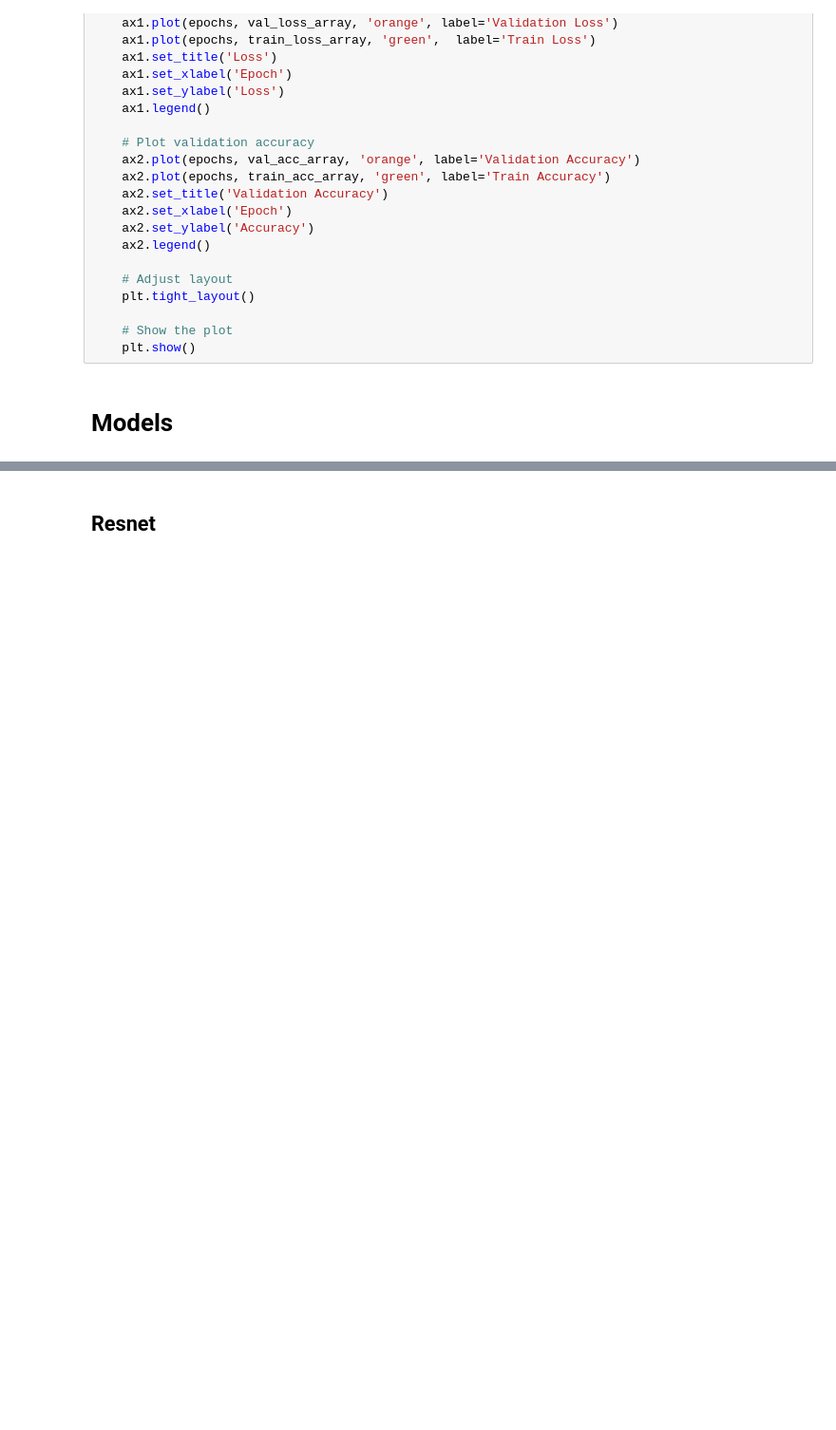
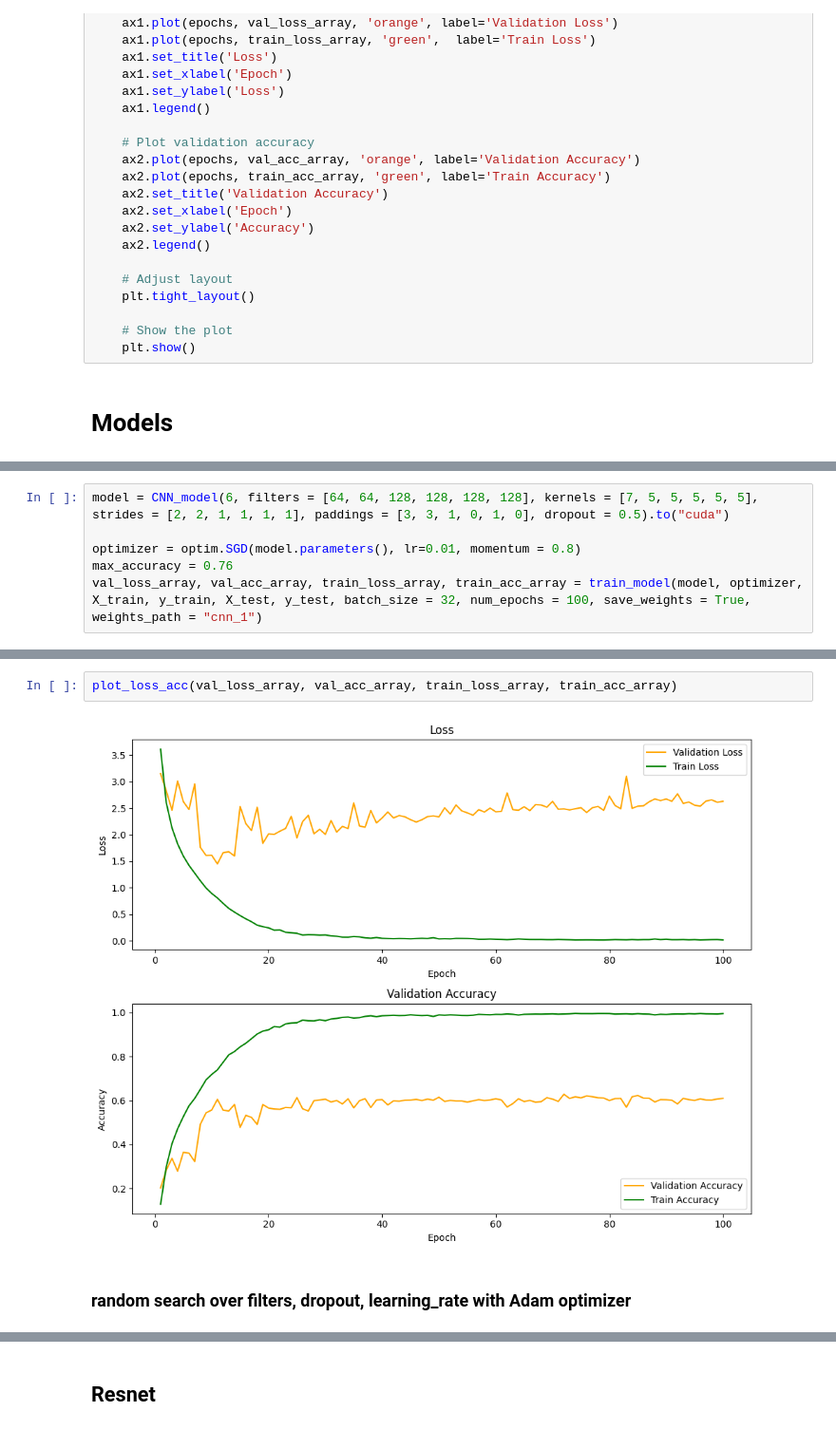
Before and after one commit to alexandra-dragomir/DL-Image-Classification, a Jupyter notebook: dl_project2.ipynb, the cells around one changed output, grey strips where cells are left out. Shown at 95% size. Cells and saved outputs as stored; diff of their text form; blank space fills up the shorter version.

```diff
--- a/dl_project2.ipynb
+++ b/dl_project2.ipynb
@@ -297,0 +368,6 @@ def plot_loss_acc(val_loss_array, val_acc_array, train_loss_array, train_acc_arr
+# %%
+model = CNN_model(6, filters = [64, 64, 128, 128, 128, 128], kernels = [7, 5, 5, 5, 5, 5], strides = [2, 2, 1, 1, 1, 1], paddings = [3, 3, 1, 0, 1, 0], dropout = 0.5).to("cuda")
+
+optimizer = optim.SGD(model.parameters(), lr=0.01, momentum = 0.8)
+max_accuracy = 0.76
+val_loss_array, val_acc_array, train_loss_array, train_acc_array = train_model(model, optimizer, X_train, y_train, X_test, y_test, batch_size = 32, num_epochs = 100, save_weights = True, weights_path = "cnn_1")
@@ -297,0 +392,6 @@ def plot_loss_acc(val_loss_array, val_acc_array, train_loss_array, train_acc_arr
+# %%
+plot_loss_acc(val_loss_array, val_acc_array, train_loss_array, train_acc_array)
+# %% [output]
+[figure, added]
+# %% [markdown]
+### random search over filters, dropout, learning_rate with Adam optimizer
```
Also changed, not shown: parts of 28 cells of this notebook.
